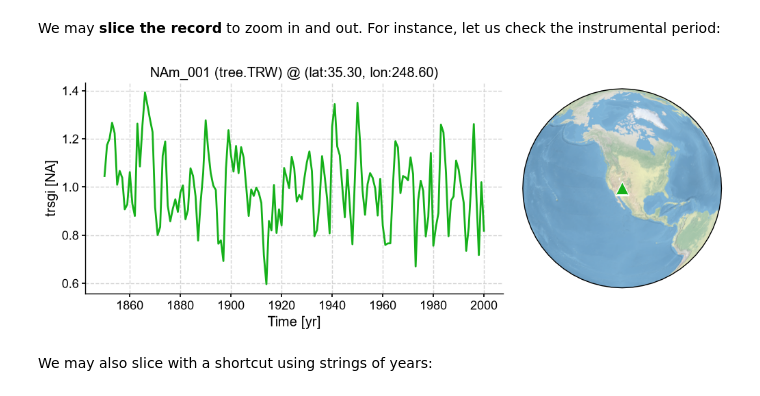
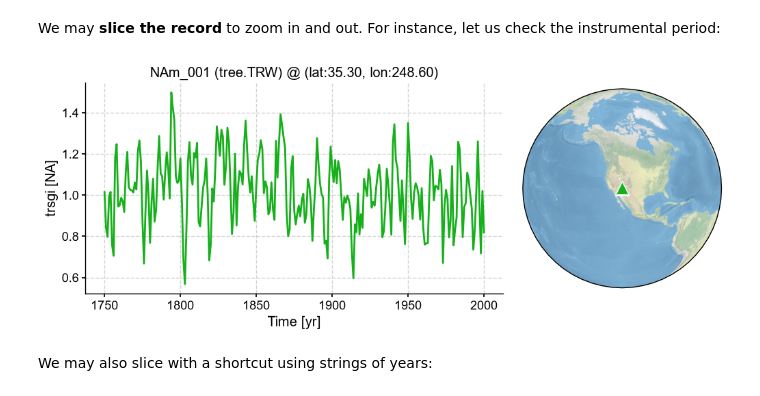
Before and after one commit to Rubencho6661/Curso-Cambio-Climatico-Global-Yachay, a Jupyter notebook: docsrc/notebooks/pp2k-pdb-load-viz.ipynb, the cells around one changed output. Saved outputs shown, nothing was run; the diff lists cells and outputs as text; code cells hidden in the pictures.

Commit message:
Update graphs

```diff
--- a/docsrc/notebooks/pp2k-pdb-load-viz.ipynb
+++ b/docsrc/notebooks/pp2k-pdb-load-viz.ipynb
@@ -177,9 +162,9 @@ fig, ax = pobj.plot()
 We may **slice the record** to zoom in and out.
 For instance, let us check the instrumental period:
 # %%
-fig, ax = pobj.slice([1850, 2000]).plot()
+fig, ax = pobj.slice([1750, 2000]).plot()
 # %% [output]
-[figure, old version]
+[figure, new version]
 # %% [markdown]
 We may also slice with a shortcut using strings of years:
 # %%
```
Also changed, not shown: parts of 6 cells of this notebook.
